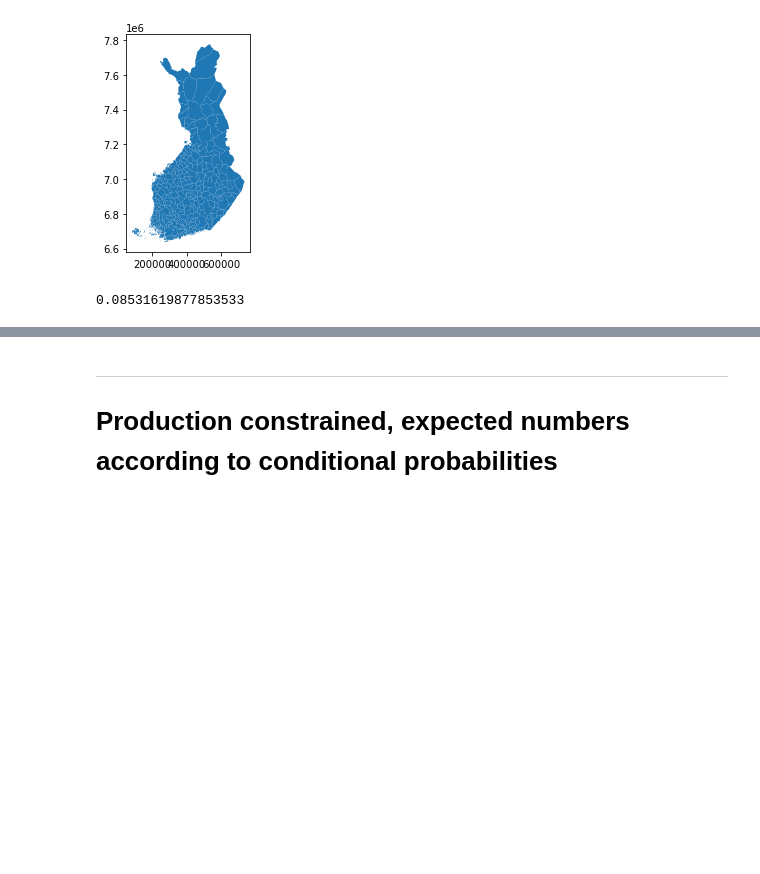
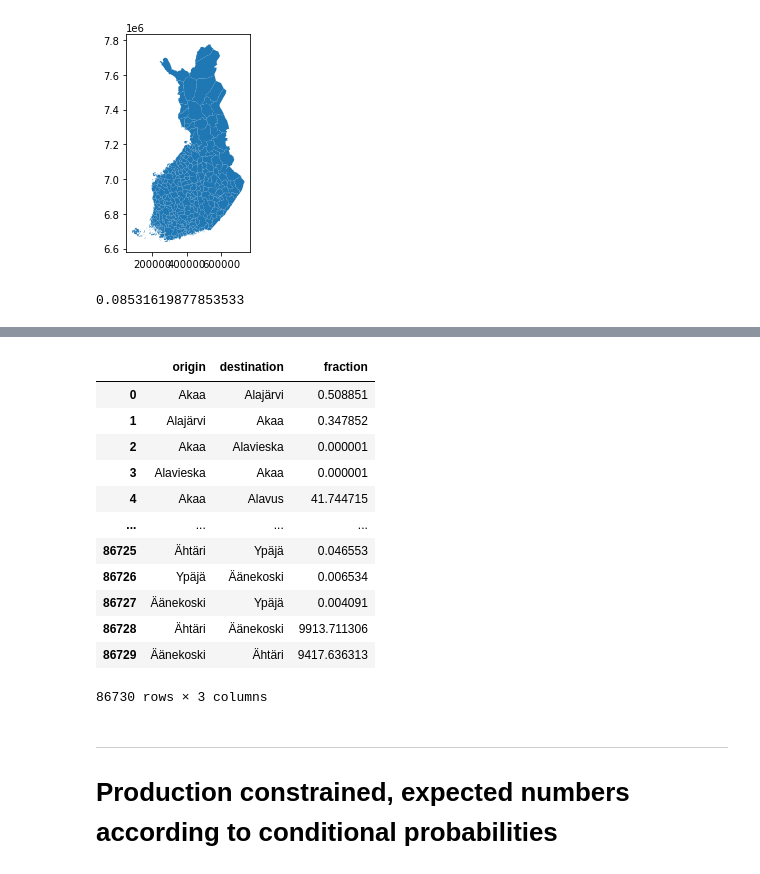
Before and after one commit to SaraHeydari/dynamic-mobility, a Jupyter notebook: gravity_models.ipynb, the cells around one changed output, grey strips where cells are left out. Drawn from its saved outputs; the diff is of its cells as text; code cells hidden in the pictures; blank space fills up the shorter version.

```diff
--- a/gravity_models.ipynb
+++ b/gravity_models.ipynb
@@ -43,6 +68,8 @@ aland_set = {'Brändö','Eckerö','Finström','Föglö','Geta','Hammarland','Jom
 entries_to_remove = aland_set
 for m in entries_to_remove:
     coordinates_book.pop(m, None)
+
+coordinates_book['Valtimo'] = muni_pcrs[muni_pcrs['name'] == 'Valtimo'].centroid.geometry.values[0].coords[0]
 print(len(coordinates_book))
 # %% [output]
 310
@@ -123,8 +117,6 @@ muni_pcrs['area'] = muni_pcrs.area / 10**6
 print('total area: %.3f km2, avg. area: %.3f km2' % (muni_pcrs['area'].sum(), muni_pcrs['area'].mean()))
 # %% [output]
 total area: 336195.870 km2, avg. area: 1081.016 km2
-# %%
-coordinates_book['Valtimo'] = muni_pcrs[muni_pcrs.name == 'Valtimo'].centroid.geometry.values[0].coords[0]
 # %%
 muni_pcrs.plot()
 # %% [output]
@@ -171,3 +180,19 @@ df_gravity_exp_fraction['fraction'].sum(), beta
+# %%
+df_gravity_exp_fraction
+# %% [output]
+|  | origin | destination | fraction |
+| 0 | Akaa | Alajärvi | 0.508851 |
+| 1 | Alajärvi | Akaa | 0.347852 |
+| 2 | Akaa | Alavieska | 0.000001 |
+| 3 | Alavieska | Akaa | 0.000001 |
+| 4 | Akaa | Alavus | 41.744715 |
+| ... | ... | ... | ... |
+| 86725 | Ähtäri | Ypäjä | 0.046553 |
+| 86726 | Ypäjä | Äänekoski | 0.006534 |
+| 86727 | Äänekoski | Ypäjä | 0.004091 |
+| 86728 | Ähtäri | Äänekoski | 9913.711306 |
+| 86729 | Äänekoski | Ähtäri | 9417.636313 |
+86730 rows × 3 columns
 # %% [markdown]
 ----
 # Production constrained, expected numbers according to conditional probabilities
```
Also changed, not shown: parts of 18 cells of this notebook.
